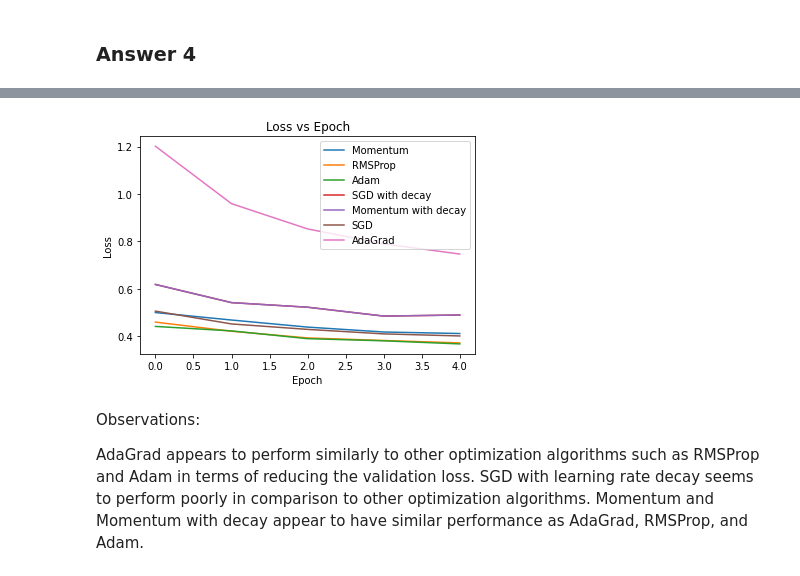
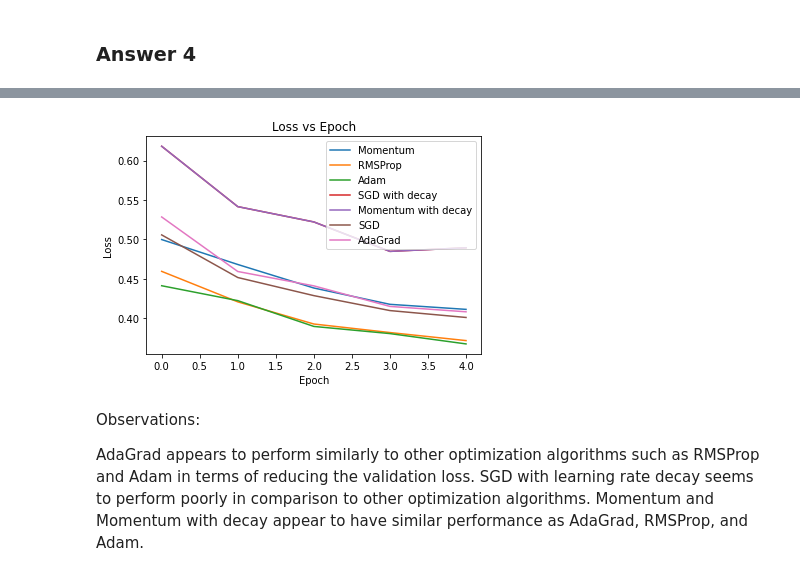
Before and after one commit to Cakanaga/spring_2023_vail-Cakanaga, a Jupyter notebook: Day_07/Optimization.ipynb, the cells around one changed output, grey strips where cells are left out. Saved outputs shown, nothing was run; the diff lists cells and outputs as text; code cells hidden in the pictures.

```diff
--- a/Day_07/Optimization.ipynb
+++ b/Day_07/Optimization.ipynb
@@ -355,7 +355,7 @@ Use the Keras implementation of the AdaGrad optimizer and plot a loss/epochs cur
 # %%
 # AdaGrad
 model = build_mlp()
-model.compile(optimizer=tf.keras.optimizers.Adagrad(learning_rate=0.05),
+model.compile(optimizer=tf.keras.optimizers.legacy.Adagrad(learning_rate=0.05),
               loss='sparse_categorical_crossentropy',
               metrics=['accuracy'])
 adagrad_hist = model.fit(train_ds, epochs=5,
@@ -379,4 +378,4 @@ Epoch 5/5
-[figure, old version]
+[figure, new version]
 # %% [markdown]
 Observations:
 
```
Also changed, not shown: parts of 1 cell of this notebook.
